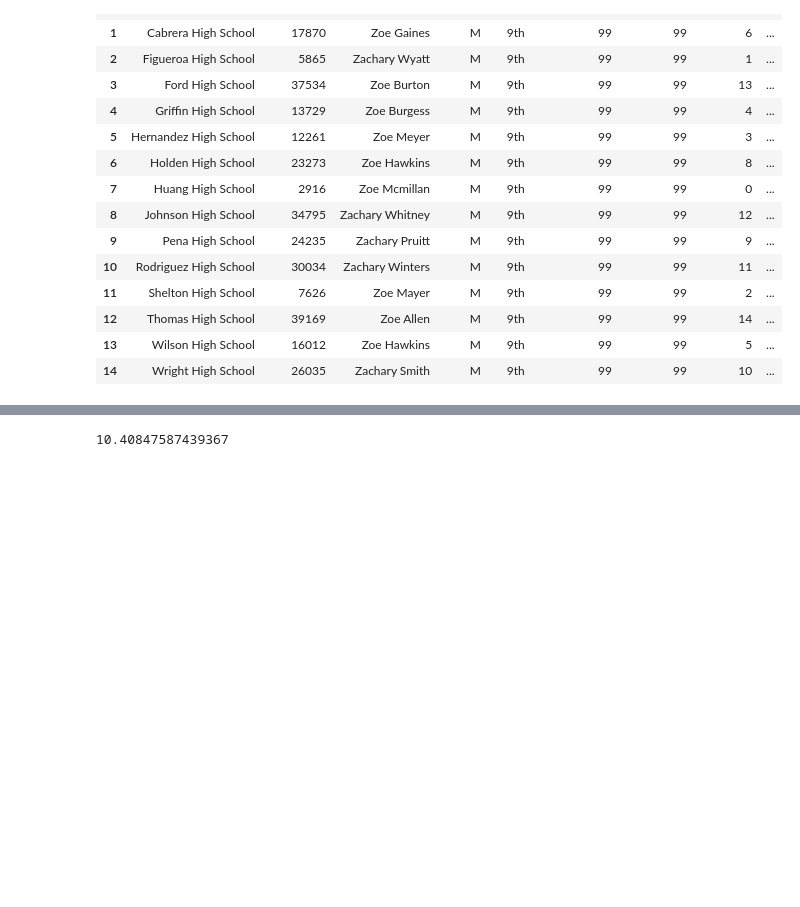
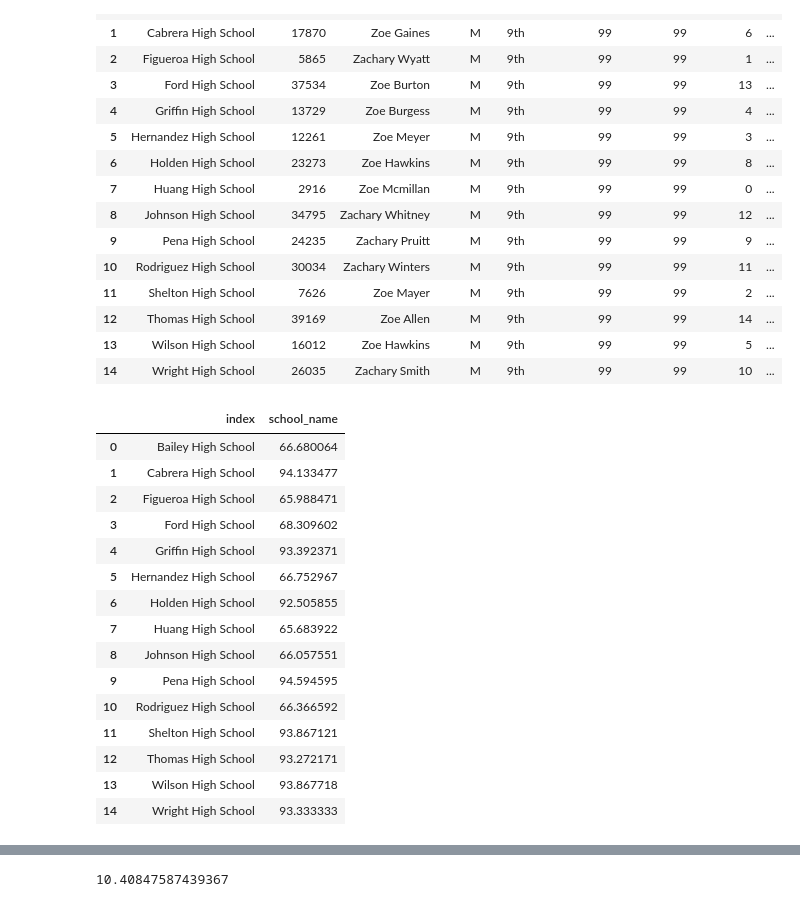
Before and after one commit to RSGDATA/pandas_challenge_second_run, a Jupyter notebook: PyCitySchools/PyCitySchools_starter.ipynb, the cells around one changed output, grey strips where cells are left out. Saved outputs shown, nothing was run; the diff lists cells and outputs as text; code cells hidden in the pictures; blank space fills up the shorter version.

Commit message:
reading pass percent added dataframe

```diff
--- a/PyCitySchools/PyCitySchools_starter.ipynb
+++ b/PyCitySchools/PyCitySchools_starter.ipynb
@@ -160,4 +160,32 @@ g_school_name
 | 14 | Wright High School | 26035 | Zachary Smith | M | 9th | 99 | 99 | 10 | ... |
 # %%
 total_score = school_data_complete["school_name"].value_counts()
+# %%
+math_avg_pass = school_data_complete.loc[school_data_complete["math_score"] >= 70]
+
+v_count_t_passing = math_avg_pass["school_name"].value_counts()
+math_score_pct_by_school = v_count_t_passing/total_score*100
+
+math_score_pct_by_school1 = math_score_pct_by_school.to_frame()
+
+math_score_pct_by_school1 = math_score_pct_by_school1.reset_index()
+
+math_score_pct_by_school1
+# %% [output]
+|  | index | school_name |
+| 0 | Bailey High School | 66.680064 |
+| 1 | Cabrera High School | 94.133477 |
+| 2 | Figueroa High School | 65.988471 |
+| 3 | Ford High School | 68.309602 |
+| 4 | Griffin High School | 93.392371 |
+| 5 | Hernandez High School | 66.752967 |
+| 6 | Holden High School | 92.505855 |
+| 7 | Huang High School | 65.683922 |
+| 8 | Johnson High School | 66.057551 |
+| 9 | Pena High School | 94.594595 |
+| 10 | Rodriguez High School | 66.366592 |
+| 11 | Shelton High School | 93.867121 |
+| 12 | Thomas High School | 93.272171 |
+| 13 | Wilson High School | 93.867718 |
+| 14 | Wright High School | 93.333333 |
 # %%
```
Also changed, not shown: parts of 4 cells of this notebook.
